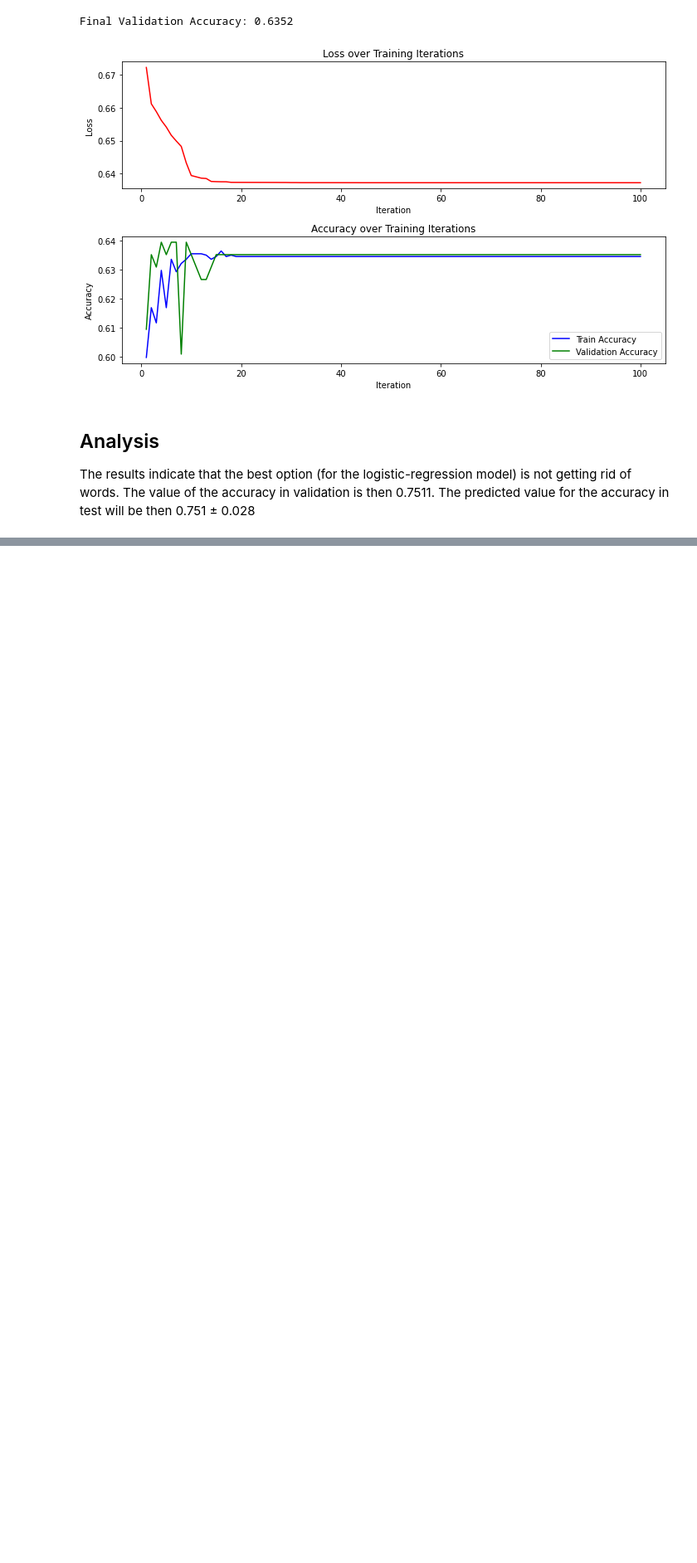
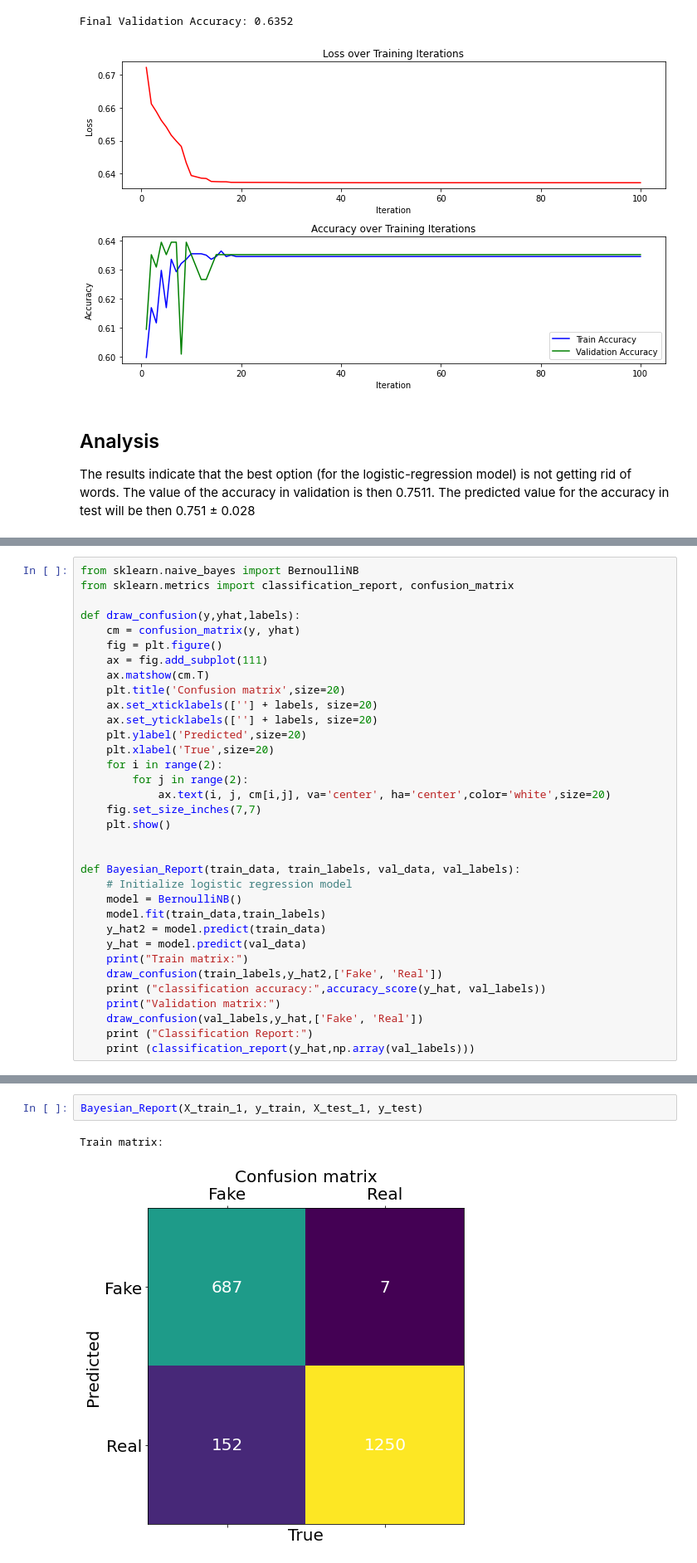
Before and after one commit to JuanCastillo29/Spot-the-fake-data, a Jupyter notebook: FakeNews.ipynb, the cells around one changed output, grey strips where cells are left out. Shown at 83% size. Saved outputs shown, nothing was run; the diff lists cells and outputs as text; blank space fills up the shorter version.

Commit message:
Added Naive bayesian model section

```diff
--- a/FakeNews.ipynb
+++ b/FakeNews.ipynb
@@ -285,0 +287,34 @@ The results indicate that the best option (for the logistic-regression model) is
+# %%
+from sklearn.naive_bayes import BernoulliNB
+from sklearn.metrics import classification_report, confusion_matrix
+
+def draw_confusion(y,yhat,labels):
+    cm = confusion_matrix(y, yhat)
+    fig = plt.figure()
+    ax = fig.add_subplot(111)
+    ax.matshow(cm.T)
+    plt.title('Confusion matrix',size=20)
+    ax.set_xticklabels([''] + labels, size=20)
+    ax.set_yticklabels([''] + labels, size=20)
+    plt.ylabel('Predicted',size=20)
+    plt.xlabel('True',size=20)
+    for i in range(2):
+        for j in range(2):
+            ax.text(i, j, cm[i,j], va='center', ha='center',color='white',size=20)
+    fig.set_size_inches(7,7)
+    plt.show()
+
+
+def Bayesian_Report(train_data, train_labels, val_data, val_labels):
+    # Initialize logistic regression model
+    model = BernoulliNB()
+    model.fit(train_data,train_labels)
+    y_hat2 = model.predict(train_data)
+    y_hat = model.predict(val_data)
+    print("Train matrix:")
+    draw_confusion(train_labels,y_hat2,['Fake', 'Real'])
+    print ("classification accuracy:",accuracy_score(y_hat, val_labels))
+    print("Validation matrix:")
+    draw_confusion(val_labels,y_hat,['Fake', 'Real'])
+    print ("Classification Report:")
+    print (classification_report(y_hat,np.array(val_labels)))
@@ -285,0 +323,5 @@ The results indicate that the best option (for the logistic-regression model) is
+# %%
+Bayesian_Report(X_train_1, y_train, X_test_1, y_test)
+# %% [output]
+Train matrix:
+[figure, added]
```
Also changed, not shown: parts of 13 cells of this notebook.
